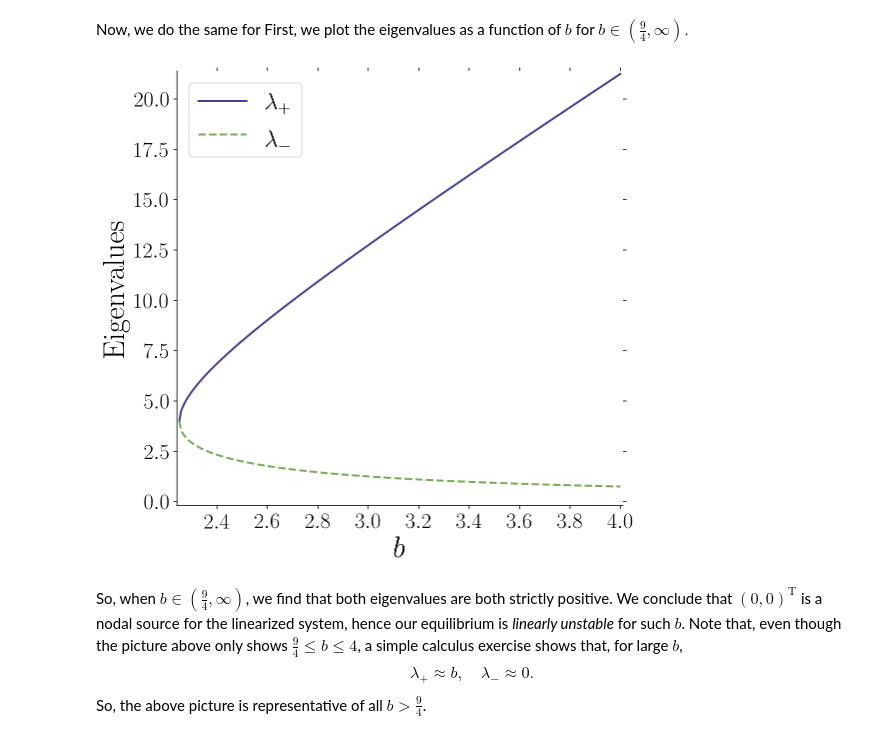
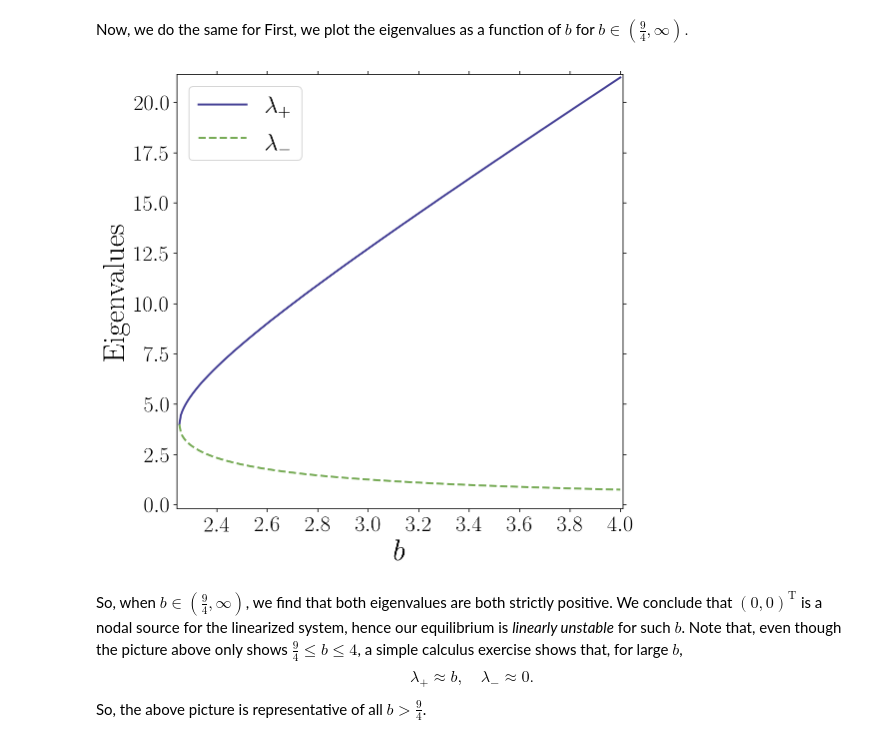
Before and after one commit to ageorgemorgan/teaching, a Jupyter notebook: demo_brusselator.ipynb, the cells around one changed output. Saved outputs shown, nothing was run; the diff lists cells and outputs as text; code cells hidden in the pictures.

```diff
--- a/demo_brusselator.ipynb
+++ b/demo_brusselator.ipynb
@@ -108,6 +108,8 @@ plt.quiver(x,y,u,v, color='xkcd:cerulean', linewidth=4)
 #ax.set_aspect(1.)
 plt.rcParams['figure.figsize'] = [8, 8]
 
+plt.rcParams["axes.edgecolor"] = 'k'
+
 # finally, show the plot
 plt.show()
 # %% [output]
@@ -198,8 +200,8 @@ ax = fig.add_subplot(111, frameon=True)
 plt.plot(t, z[0,1:]-x_eq, linewidth=2 , color='xkcd:bright red')
 plt.plot(t, z[1,1:]-y_eq, linewidth=2, color='xkcd:steel grey', linestyle='dashed')
 
-plt.rcParams['axes.spines.right'] = False
-plt.rcParams['axes.spines.top'] = False
+#plt.rcParams['axes.spines.right'] = False
+#plt.rcParams['axes.spines.top'] = False
 
 plt.xlim([0,T])
 #plt.ylim([-0.35, 0.35])
@@ -287,8 +289,8 @@ ydata_minus = 4.*xdata-5.-np.sqrt(16.*xdata**2-40.*xdata+9.)
 plt.plot(xdata, ydata_plus, linewidth=2 , color='xkcd:blueberry')
 plt.plot(xdata, ydata_minus, linewidth=2 , color='xkcd:asparagus', linestyle='dashed')
 
-plt.rcParams['axes.spines.right'] = False
-plt.rcParams['axes.spines.top'] = False
+#plt.rcParams['axes.spines.right'] = False
+#plt.rcParams['axes.spines.top'] = False
 
 plt.xlim([0,0.252])
 plt.ylim([-8.1, -1.9])
@@ -314,34 +316,34 @@ Now, we do the same for First, we plot the eigenvalues as a function of $b$ for
 # %%
 fig=plt.figure()
 ax = fig.add_subplot(111, frameon=True)
 
 xdata = np.linspace(2.25,4,300)
 ydata_plus = 4.*xdata-5.+np.sqrt(16.*xdata**2-40.*xdata+9.)
 ydata_minus = 4.*xdata-5.-np.sqrt(16.*xdata**2-40.*xdata+9.)
 
 plt.plot(xdata, ydata_plus, linewidth=2 , color='xkcd:blueberry')
 plt.plot(xdata, ydata_minus, linewidth=2 , color='xkcd:asparagus', linestyle='dashed')
 
-plt.rcParams['axes.spines.right'] = False
-plt.rcParams['axes.spines.top'] = False
+#plt.rcParams['axes.spines.right'] = False
+#plt.rcParams['axes.spines.top'] = False
 
 plt.xlim([2.24,4.01])
 plt.ylim([-0.2, 21.4])
 
 plt.legend(['$\lambda_{+}$', '$\lambda_{-}$'], loc='best', fontsize=24)
 
 plt.xlabel(r"$b$", fontsize=30, color = textcolor)
 plt.ylabel(r"Eigenvalues", fontsize=30, color = textcolor, rotation=90)
 
 plt.tick_params(axis='x', which='both', top='off', color = textcolor)
 plt.xticks(fontsize=22, rotation=0, color = textcolor)
 plt.tick_params(axis='y', which='both', right='off', color = textcolor)
 plt.yticks(fontsize=22, rotation=0, color = textcolor)
 
 #"""
 plt.show()
 # %% [output]
-[figure, old version]
+[figure, new version]
 # %% [markdown]
 So, when $b\in \left(\frac94,\infty\right)$, we find that both eigenvalues are both strictly positive. We conclude that $(0,0)^{\mathrm{T}}$ is a nodal source for the linearized system, hence our equilibrium is *linearly unstable* for such $b$. Note that, even though the picture above only shows $\frac94\leq b\leq 4$, a simple calculus exercise shows that, for large $b$,
 $$ \lambda_{+} \approx b, \quad \lambda_{-}\approx 0.$$
```
Also changed, not shown: parts of 3 cells of this notebook, 2 other files.
